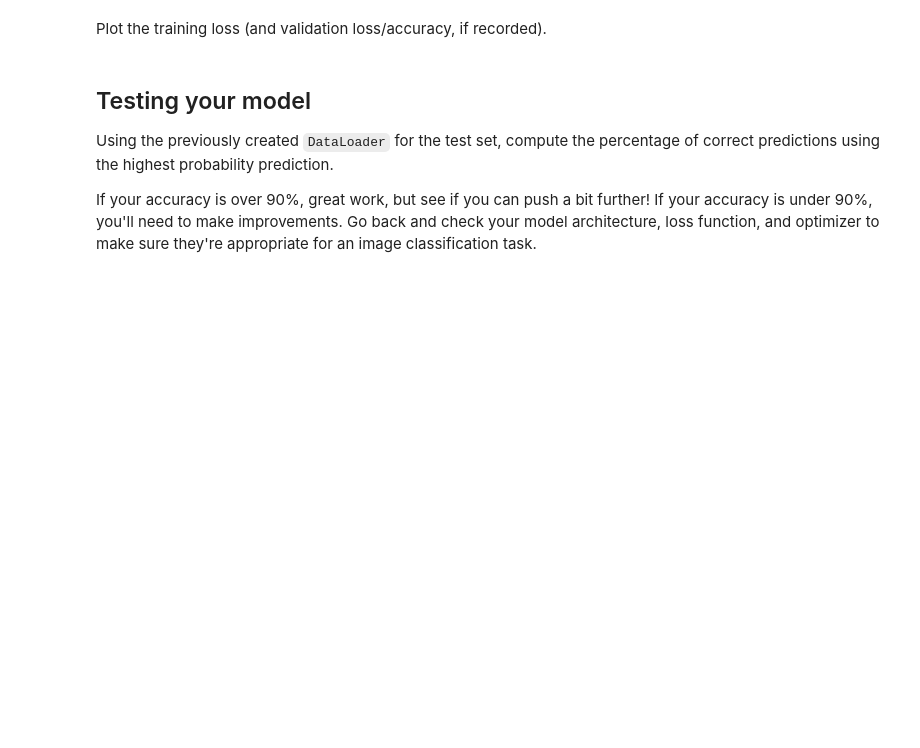
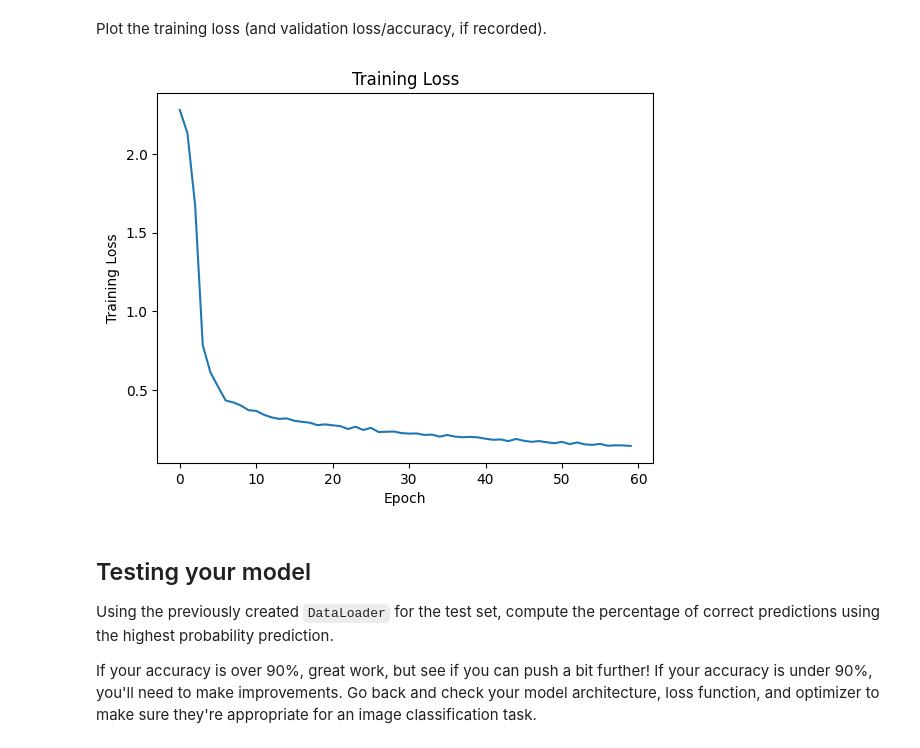
Before and after one commit to wardhanisukoco/kaisen-reader, a Jupyter notebook: MNIST_Handwritten_Digits-STARTER.ipynb, the cells around one changed output. Saved outputs shown, nothing was run; the diff lists cells and outputs as text; code cells hidden in the pictures; blank space fills up the shorter version.

```diff
--- a/MNIST_Handwritten_Digits-STARTER.ipynb
+++ b/MNIST_Handwritten_Digits-STARTER.ipynb
@@ -97,3 +135,18 @@ Use any architecture you like.
+# %%
+class NeuralNetwork(nn.Module):
+    def __init__(self):
+        super(NeuralNetwork, self).__init__()
+        self.flatten = nn.Flatten()
+        self.fc1 = nn.Linear(784, 128)
+        self.fc2 = nn.Linear(128, 64)
+        self.fc3 = nn.Linear(64, 10)
+
+    def forward(self, x):
+        x = self.flatten(x)
+        x = F.relu(self.fc1(x))
+        x = F.relu(self.fc2(x))
+        x = self.fc3(x)
+        return x
 # %% [markdown]
 Specify a loss function and an optimizer, and instantiate the model.
 
@@ -103,3 +154,11 @@ If you use a less common loss function, please note why you chose that loss func
+# %%
+model = NeuralNetwork()
+
+# Loss Function
+criterion = nn.CrossEntropyLoss()
+
+# Optimizer
+optimizer = optim.SGD(model.parameters(), lr=0.001, momentum=0.9)
 # %% [markdown]
 ## Running your Neural Network
 Use whatever method you like to train your neural network, and ensure you record the average loss at each epoch.
@@ -115,3 +233,11 @@ Plot the training loss (and validation loss/accuracy, if recorded).
+# %%
+plt.plot(train_loss_values)
+plt.xlabel("Epoch")
+plt.ylabel("Training Loss")
+plt.title("Training Loss")
+plt.show()
+# %% [output]
+[figure, added]
 # %% [markdown]
 ## Testing your model
 Using the previously created `DataLoader` for the test set, compute the percentage of correct predictions using the highest probability prediction.
```
Also changed, not shown: parts of 15 cells of this notebook.
